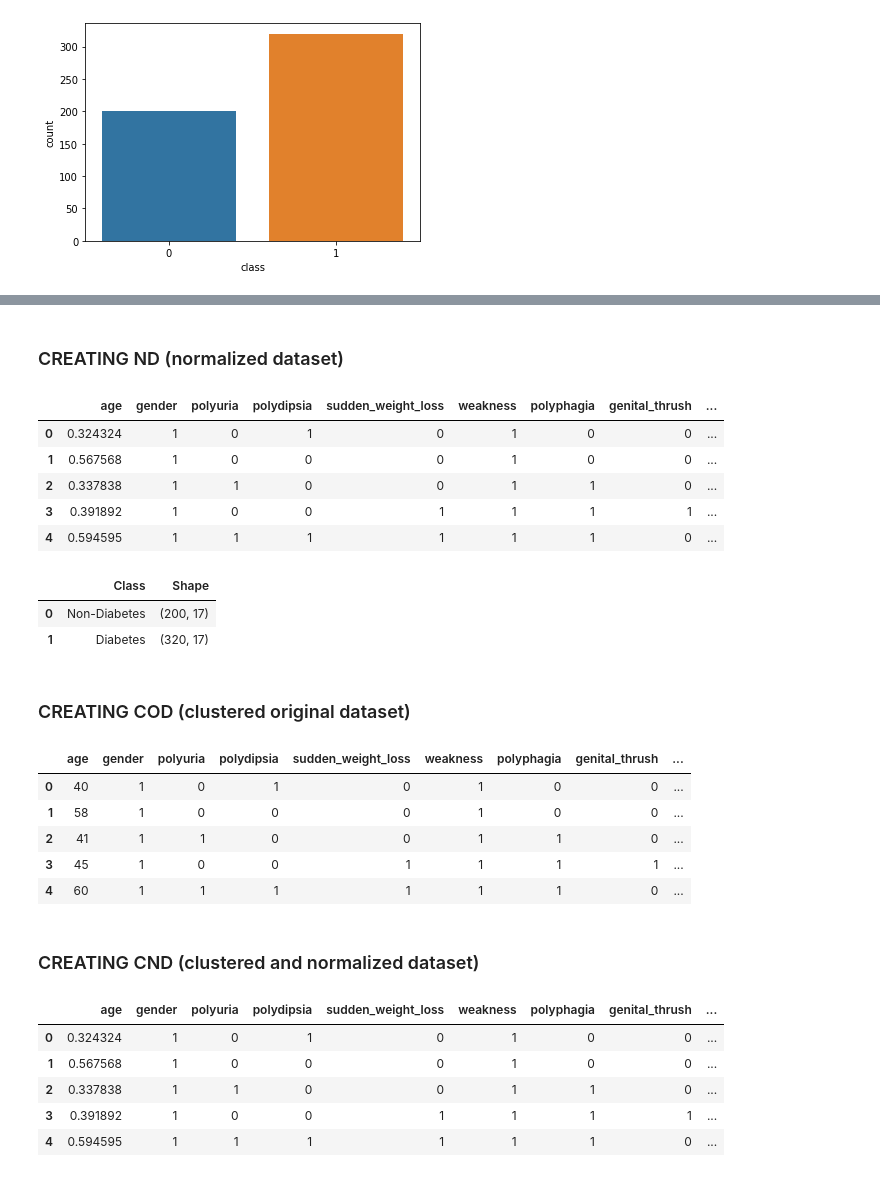
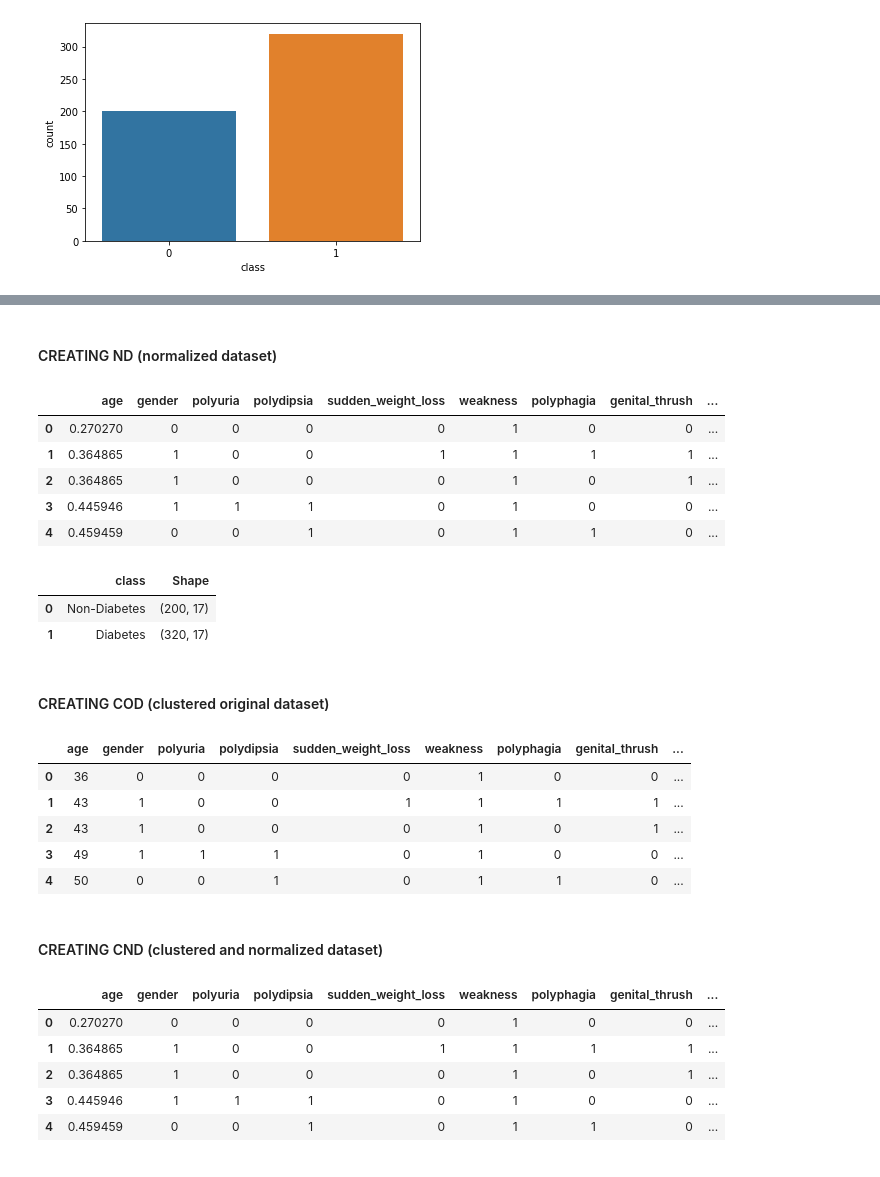
Before and after one commit to ugurcanerdogan/Clustering-and-Classification-with-Python, a Jupyter notebook: code/report.ipynb, the cells around one changed output, grey strips where cells are left out. Saved outputs shown, nothing was run; the diff lists cells and outputs as text; code cells hidden in the pictures.

```diff
--- a/code/report.ipynb
+++ b/code/report.ipynb
@@ -43,6 +105,7 @@ def display_confusion_matrix(confusion_matrix, message):
 df = pd.read_csv("diabetes_data.csv", sep=";")
 # %%
 # First look to dataset
+df = df.sample(frac=1).reset_index(drop=True)
 df.head()
 # %% [output]
 |  | age | gender | polyuria | polydipsia | sudden_weight_loss | weakness | polyphagia | genital_thrush | ... |
@@ -82,5 +166,5 @@ df.head()
 # %% [markdown]
-### CREATING ND (normalized dataset)
+#### CREATING ND (normalized dataset)
 # %%
 # Creating the normalized dataset with MinMaxScaler algorithm
 scaler = MinMaxScaler()
@@ -90,25 +174,25 @@ normalized_df["age"] = scaler.fit_transform(normalized_df["age"].values.reshape(
 normalized_df.head()
 # %% [output]
 |  | age | gender | polyuria | polydipsia | sudden_weight_loss | weakness | polyphagia | genital_thrush | ... |
-| 0 | 0.324324 | 1 | 0 | 1 | 0 | 1 | 0 | 0 | ... |
-| 1 | 0.567568 | 1 | 0 | 0 | 0 | 1 | 0 | 0 | ... |
-| 2 | 0.337838 | 1 | 1 | 0 | 0 | 1 | 1 | 0 | ... |
-| 3 | 0.391892 | 1 | 0 | 0 | 1 | 1 | 1 | 1 | ... |
-| 4 | 0.594595 | 1 | 1 | 1 | 1 | 1 | 1 | 0 | ... |
+| 0 | 0.270270 | 0 | 0 | 0 | 0 | 1 | 0 | 0 | ... |
+| 1 | 0.364865 | 1 | 0 | 0 | 1 | 1 | 1 | 1 | ... |
+| 2 | 0.364865 | 1 | 0 | 0 | 0 | 1 | 0 | 1 | ... |
+| 3 | 0.445946 | 1 | 1 | 1 | 0 | 1 | 0 | 0 | ... |
+| 4 | 0.459459 | 0 | 0 | 1 | 0 | 1 | 1 | 0 | ... |
 # %%
 normalized_non_diabetes = normalized_df[normalized_df["class"] == 0]
 normalized_diabetes = normalized_df[normalized_df["class"] == 1]
 
 # Shape of our normalized dataframe elements.
-data = {"Class": ["Non-Diabetes", "Diabetes"], "Shape": [normalized_non_diabetes.shape, normalized_diabetes.shape]}
+data = {"class": ["Non-Diabetes", "Diabetes"], "Shape": [normalized_non_diabetes.shape, normalized_diabetes.shape]}
 info_df = pd.DataFrame(data)
 info_df
 # %% [output]
-|  | Class | Shape |
+|  | class | Shape |
 | 0 | Non-Diabetes | (200, 17) |
 | 1 | Diabetes | (320, 17) |
 # %% [markdown]
-### CREATING COD (clustered original dataset)
+#### CREATING COD (clustered original dataset)
 # %%
 # Clustering part
 from sklearn.cluster import KMeans
@@ -123,24 +207,25 @@ clustered_df["class"] = KMeans(n_clusters=clustered_df["class"].nunique(dropna=T
 clustered_df.head()
 # %% [output]
 |  | age | gender | polyuria | polydipsia | sudden_weight_loss | weakness | polyphagia | genital_thrush | ... |
-| 0 | 40 | 1 | 0 | 1 | 0 | 1 | 0 | 0 | ... |
-| 1 | 58 | 1 | 0 | 0 | 0 | 1 | 0 | 0 | ... |
-| 2 | 41 | 1 | 1 | 0 | 0 | 1 | 1 | 0 | ... |
-| 3 | 45 | 1 | 0 | 0 | 1 | 1 | 1 | 1 | ... |
-| 4 | 60 | 1 | 1 | 1 | 1 | 1 | 1 | 0 | ... |
+| 0 | 36 | 0 | 0 | 0 | 0 | 1 | 0 | 0 | ... |
+| 1 | 43 | 1 | 0 | 0 | 1 | 1 | 1 | 1 | ... |
+| 2 | 43 | 1 | 0 | 0 | 0 | 1 | 0 | 1 | ... |
+| 3 | 49 | 1 | 1 | 1 | 0 | 1 | 0 | 0 | ... |
+| 4 | 50 | 0 | 0 | 1 | 0 | 1 | 1 | 0 | ... |
 # %% [markdown]
-### CREATING CND (clustered and normalized dataset)
+#### CREATING CND (clustered and normalized dataset)
 # %%
 clustered_normalized_df = normalized_df.copy()
 X_clustered_normalized = clustered_normalized_df.drop("class", axis=1)
 y_clustered_normalized = clustered_normalized_df["class"]
 
-clustered_normalized_df["class"] = KMeans(n_clusters=2, random_state=0).fit_predict(X_clustered_normalized)
+clustered_normalized_df["class"] = KMeans(n_clusters=clustered_normalized_df["class"].nunique(dropna=True),
+                                          random_state=0).fit_predict(X_clustered_normalized)
 clustered_normalized_df.head()
 # %% [output]
 |  | age | gender | polyuria | polydipsia | sudden_weight_loss | weakness | polyphagia | genital_thrush | ... |
-| 0 | 0.324324 | 1 | 0 | 1 | 0 | 1 | 0 | 0 | ... |
-| 1 | 0.567568 | 1 | 0 | 0 | 0 | 1 | 0 | 0 | ... |
-| 2 | 0.337838 | 1 | 1 | 0 | 0 | 1 | 1 | 0 | ... |
-| 3 | 0.391892 | 1 | 0 | 0 | 1 | 1 | 1 | 1 | ... |
-| 4 | 0.594595 | 1 | 1 | 1 | 1 | 1 | 1 | 0 | ... |
+| 0 | 0.270270 | 0 | 0 | 0 | 0 | 1 | 0 | 0 | ... |
+| 1 | 0.364865 | 1 | 0 | 0 | 1 | 1 | 1 | 1 | ... |
+| 2 | 0.364865 | 1 | 0 | 0 | 0 | 1 | 0 | 1 | ... |
+| 3 | 0.445946 | 1 | 1 | 1 | 0 | 1 | 0 | 0 | ... |
+| 4 | 0.459459 | 0 | 0 | 1 | 0 | 1 | 1 | 0 | ... |
```
Also changed, not shown: parts of 23 cells of this notebook, 3 other files.
